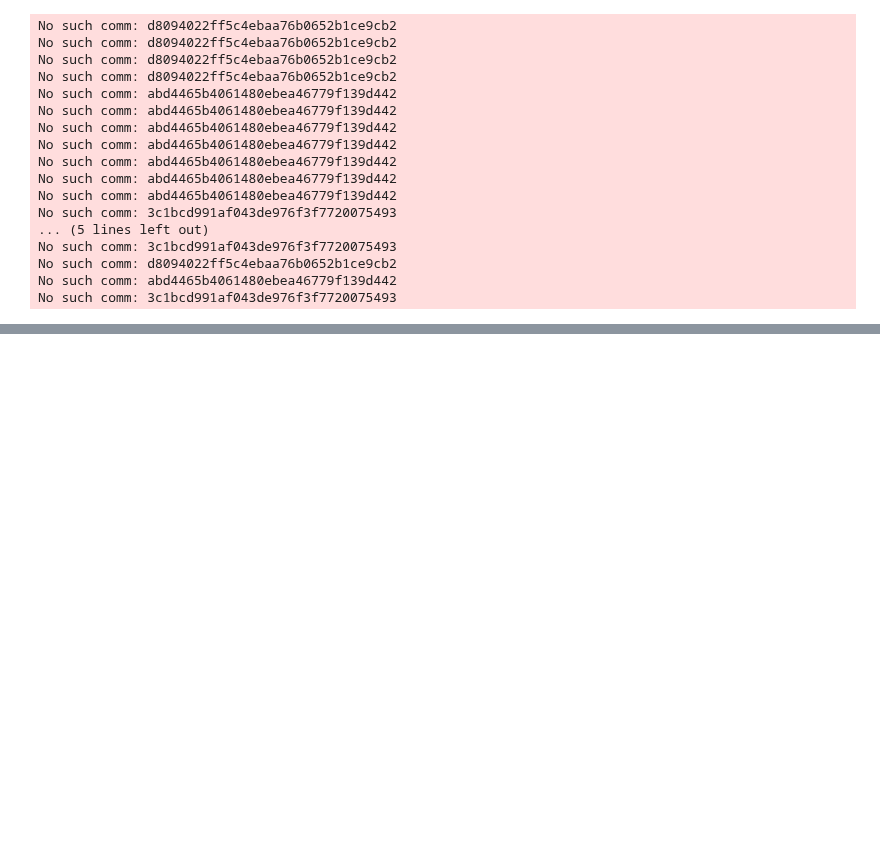
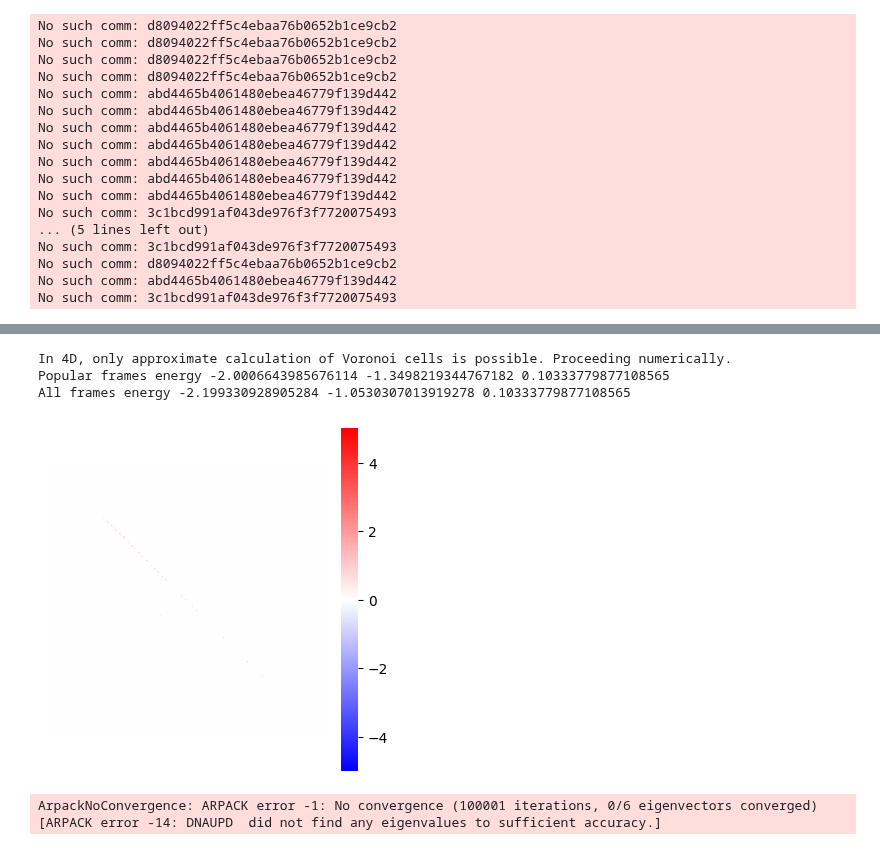
Before and after one commit to bkellerlab/molecularRotationalGrids, a Jupyter notebook: jupyter/HF_HF_Versuch.ipynb, the cells around one changed output, grey strips where cells are left out. Drawn from its saved outputs; the diff is of its cells as text; code cells hidden in the pictures; blank space fills up the shorter version.

```diff
--- a/jupyter/HF_HF_Versuch.ipynb
+++ b/jupyter/HF_HF_Versuch.ipynb
@@ -480,0 +430,11 @@ NGLWidget()
+# %%
+my_fg = FullGrid("8", "12", "[0.2, 0.3, 0.4, 0.5, 2]")
+folder_name = "/home/hanaz63/nobackup/gromacs/H2O_H2O_0095_5200/"
+my_trajectory_name = "H2O_H2O_0095"
+
+my_universe = mda.Universe(f"{folder_name}{my_trajectory_name}.gro", f"{folder_name}{my_trajectory_name}.xtc")
+
+sh = SimulationHistogram(my_universe, full_grid=my_fg, second_molecule_selection="bynum 4:6",
+                         trajectory_name=my_trajectory_name)
+
+energies = XVGParser(f"{folder_name}full_energy.xvg").get_parsed_energy()
@@ -480,0 +456,34 @@ NGLWidget()
+# %%
+# are the most populated cells also the ones with lowest average energy?
+# maybe not because the size of the cell strongly affects the population
+all_popular_frames = []
+full_assignments = sh.get_full_assignments().astype(int)
+my_indices, my_counts = np.unique(full_assignments, return_counts=True)
+most_populated_cells = my_indices[k_argmax_in_array(my_counts, 3)]
+for populated_cell in most_populated_cells:
+    belongs_to_this = np.where(sh.get_full_assignments()==populated_cell)[0]
+    all_popular_frames.extend(belongs_to_this)
+
+cell_volumes = np.array(sh.full_grid.get_total_volumes())
+volume_per_assignment = cell_volumes[full_assignments]
+
+pot_energy = energies.get_energies("Potential")/volume_per_assignment
+print("Popular frames energy", np.min(pot_energy[all_popular_frames]), np.average(pot_energy[all_popular_frames]),
+     np.max(pot_energy[all_popular_frames]))
+print("All frames energy", np.min(pot_energy), np.average(pot_energy),
+     np.max(pot_energy))
+# %% [output]
+In 4D, only approximate calculation of Voronoi cells is possible. Proceeding numerically.
+Popular frames energy -2.0006643985676114 -1.3498219344767182 0.10333779877108565
+All frames energy -2.199330928905284 -1.0530307013919278 0.10333779877108565
+# %%
+from molgri.plotting.transition_plots import TransitionPlot
+my_msm = MSM(sh, energies)
+my_tp = TransitionPlot(my_msm)
+my_tp.plot_heatmap(save=False)
+# %% [output]
+[figure, added]
+# %%
+my_tp.plot_its(save=False)
+# %% [output]
+ArpackNoConvergence: ARPACK error -1: No convergence (100001 iterations, 0/6 eigenvectors converged) [ARPACK error -14: DNAUPD  did not find any eigenvalues to sufficient accuracy.]
```
Also changed, not shown: parts of 14 cells of this notebook, 15 other files.
